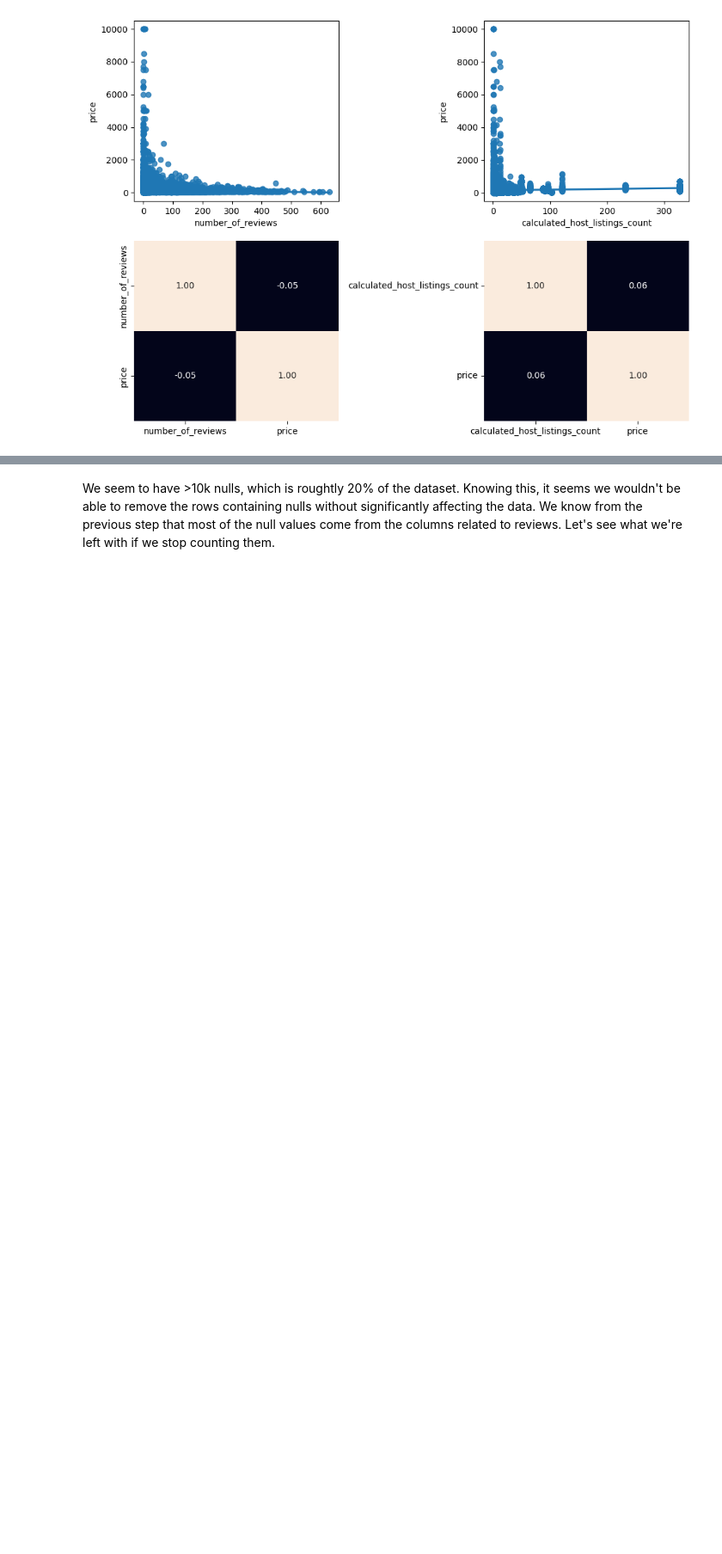
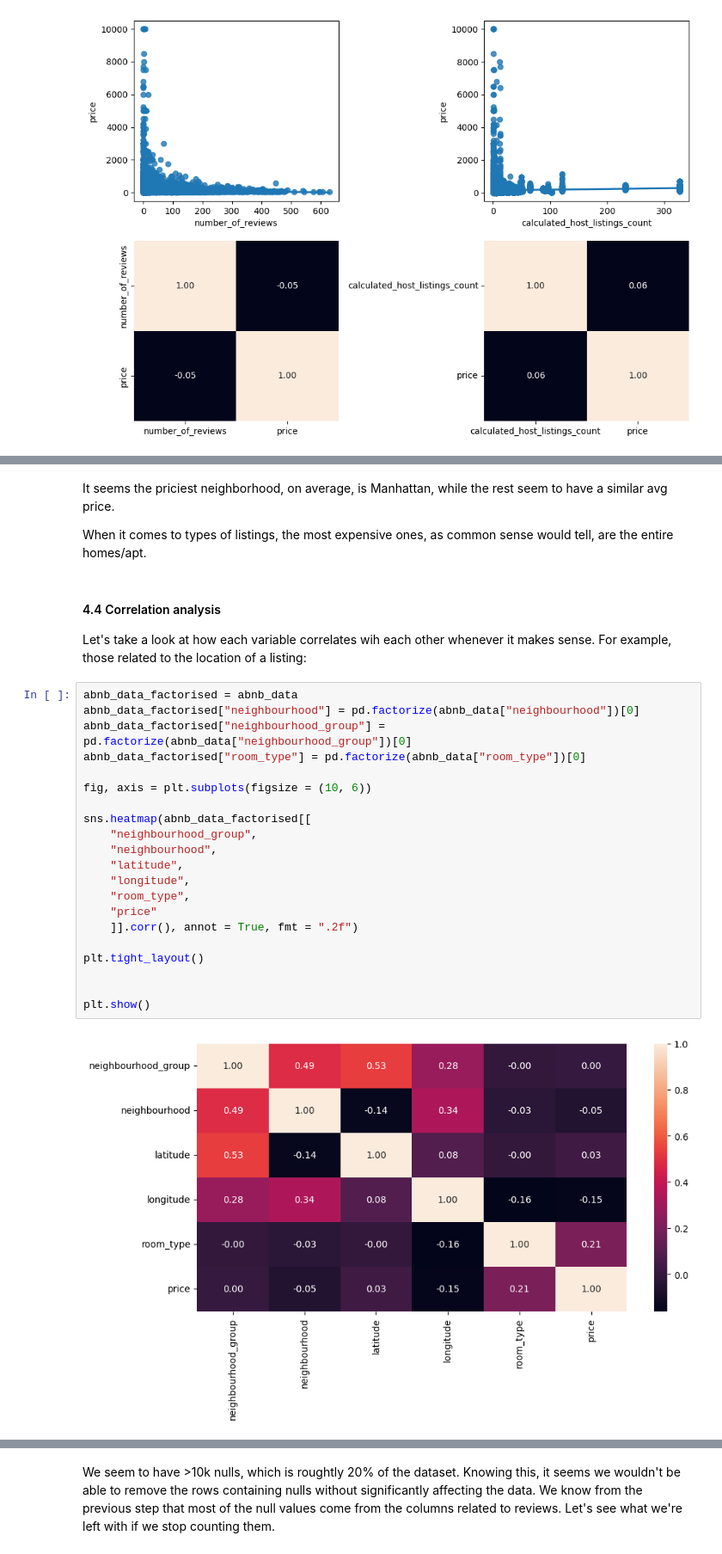
Before and after one commit to ElGuayaba/machine-learning-python-template, a Jupyter notebook: src/explore.ipynb, the cells around one changed output, grey strips where cells are left out. Shown at 86% size. Drawn from its saved outputs; the diff is of its cells as text; blank space fills up the shorter version.

```diff
--- a/src/explore.ipynb
+++ b/src/explore.ipynb
@@ -216,0 +255,31 @@ plt.show()
+# %% [markdown]
+It seems the priciest neighborhood, on average, is Manhattan, while the rest seem to have a similar avg price.
+
+When it comes to types of listings, the most expensive ones, as common sense would tell, are the entire homes/apt.
+# %% [markdown]
+#### 4.4 Correlation analysis
+
+Let's take a look at how each variable correlates wih each other whenever it makes sense. For example, those related to the location of a listing:
+# %%
+abnb_data_factorised = abnb_data
+abnb_data_factorised["neighbourhood"] = pd.factorize(abnb_data["neighbourhood"])[0]
+abnb_data_factorised["neighbourhood_group"] = pd.factorize(abnb_data["neighbourhood_group"])[0]
+abnb_data_factorised["room_type"] = pd.factorize(abnb_data["room_type"])[0]
+
+fig, axis = plt.subplots(figsize = (10, 6))
+
+sns.heatmap(abnb_data_factorised[[
+    "neighbourhood_group",
+    "neighbourhood",
+    "latitude",
+    "longitude",
+    "room_type",
+    "price"
+    ]].corr(), annot = True, fmt = ".2f")
+
+plt.tight_layout()
+
+
+plt.show()
+# %% [output]
+[figure, added]
```
Also changed, not shown: parts of 43 cells of this notebook.
